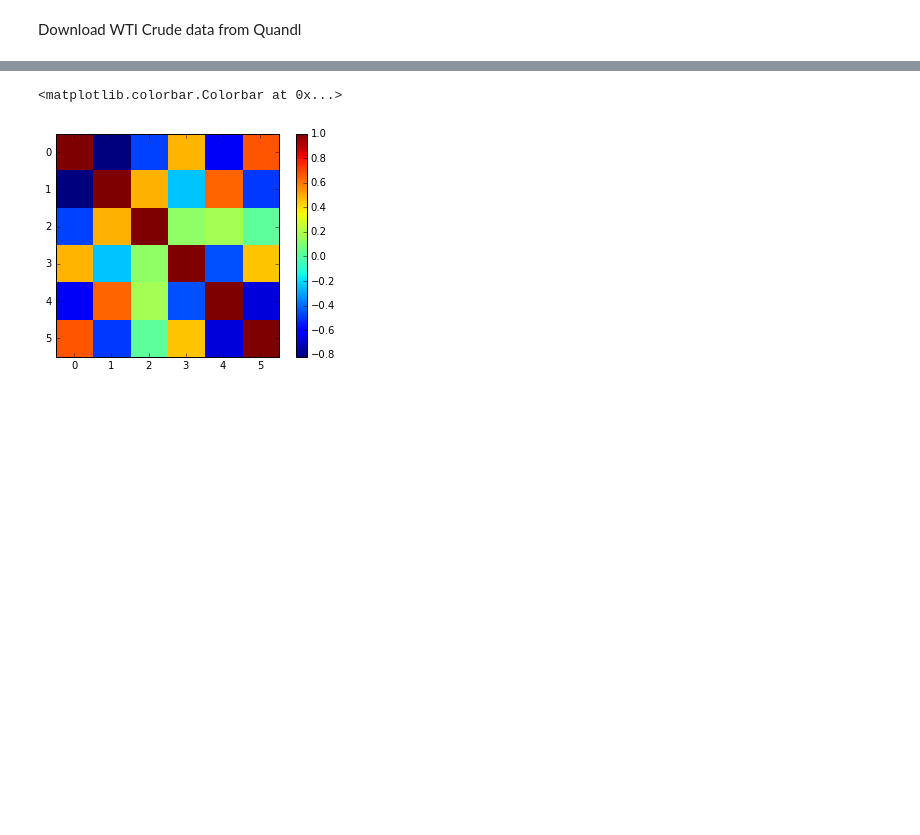
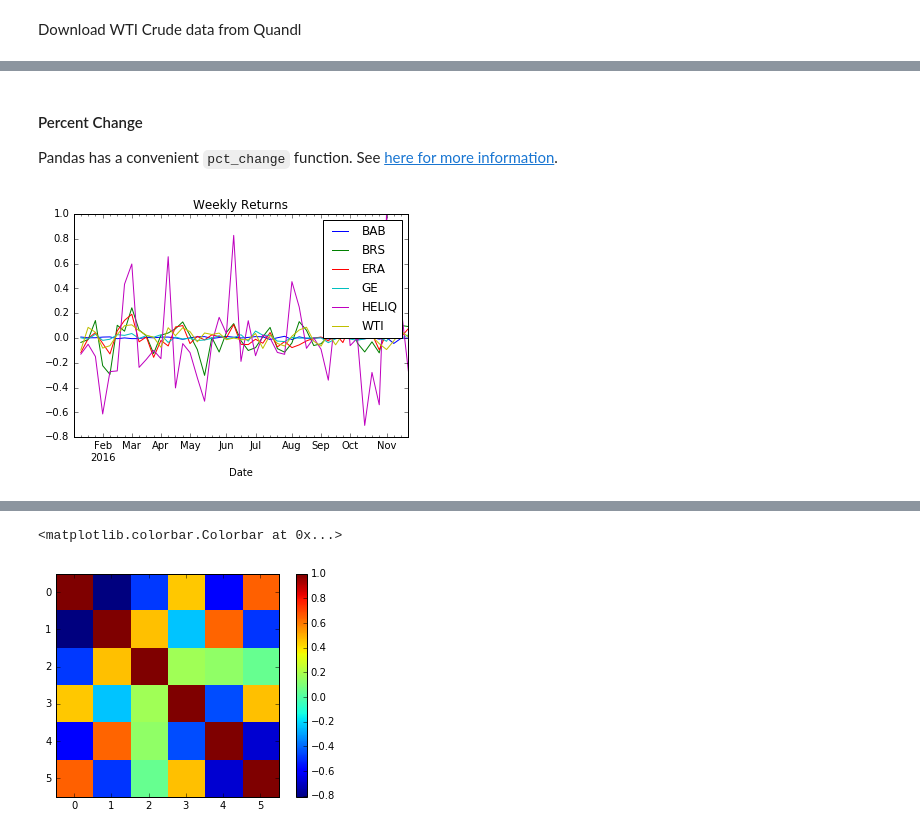
Before and after one commit to mkudija/General-Examples, a Jupyter notebook: Stock-Time-Series.ipynb, the cells around one changed output, grey strips where cells are left out. Cells and saved outputs as stored; diff of their text form; code cells hidden in the pictures; blank space fills up the shorter version.

Commit message:
updates to time series

```diff
--- a/Stock-Time-Series.ipynb
+++ b/Stock-Time-Series.ipynb
@@ -181,0 +105,10 @@ plt.savefig('time-series.png', dpi=1000)
+# %% [markdown]
+#### Percent Change
+Pandas has a convenient `pct_change` function. See [here for more information](http://pandas.pydata.org/pandas-docs/stable/generated/pandas.Series.pct_change.html).
+# %%
+returns = df_resample.pct_change(periods=1)
+returns.plot()
+plt.title('Weekly Returns')
+plt.show()
+# %% [output]
+[figure, added]
```
Also changed, not shown: parts of 29 cells of this notebook, 1 other file.
